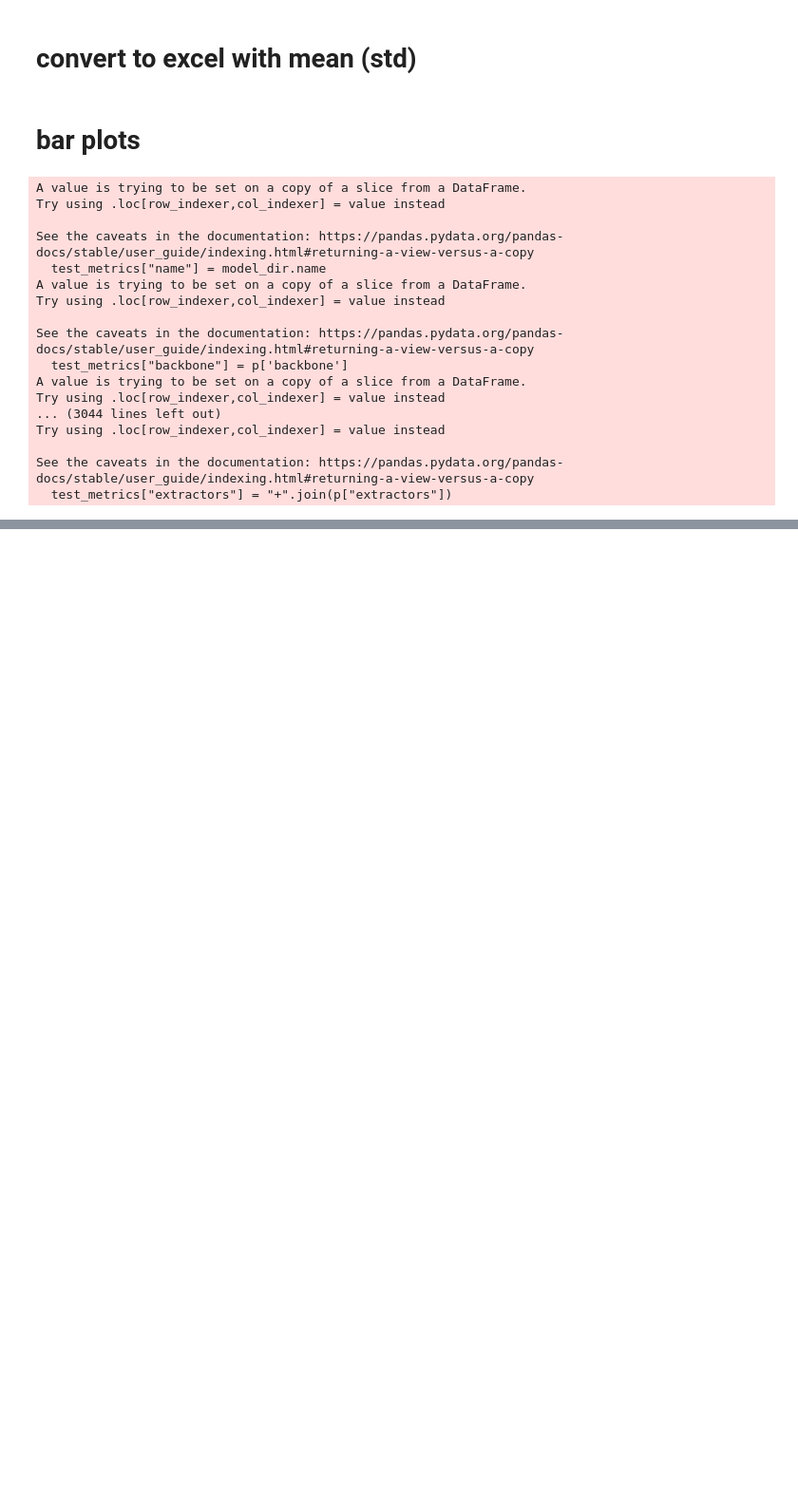
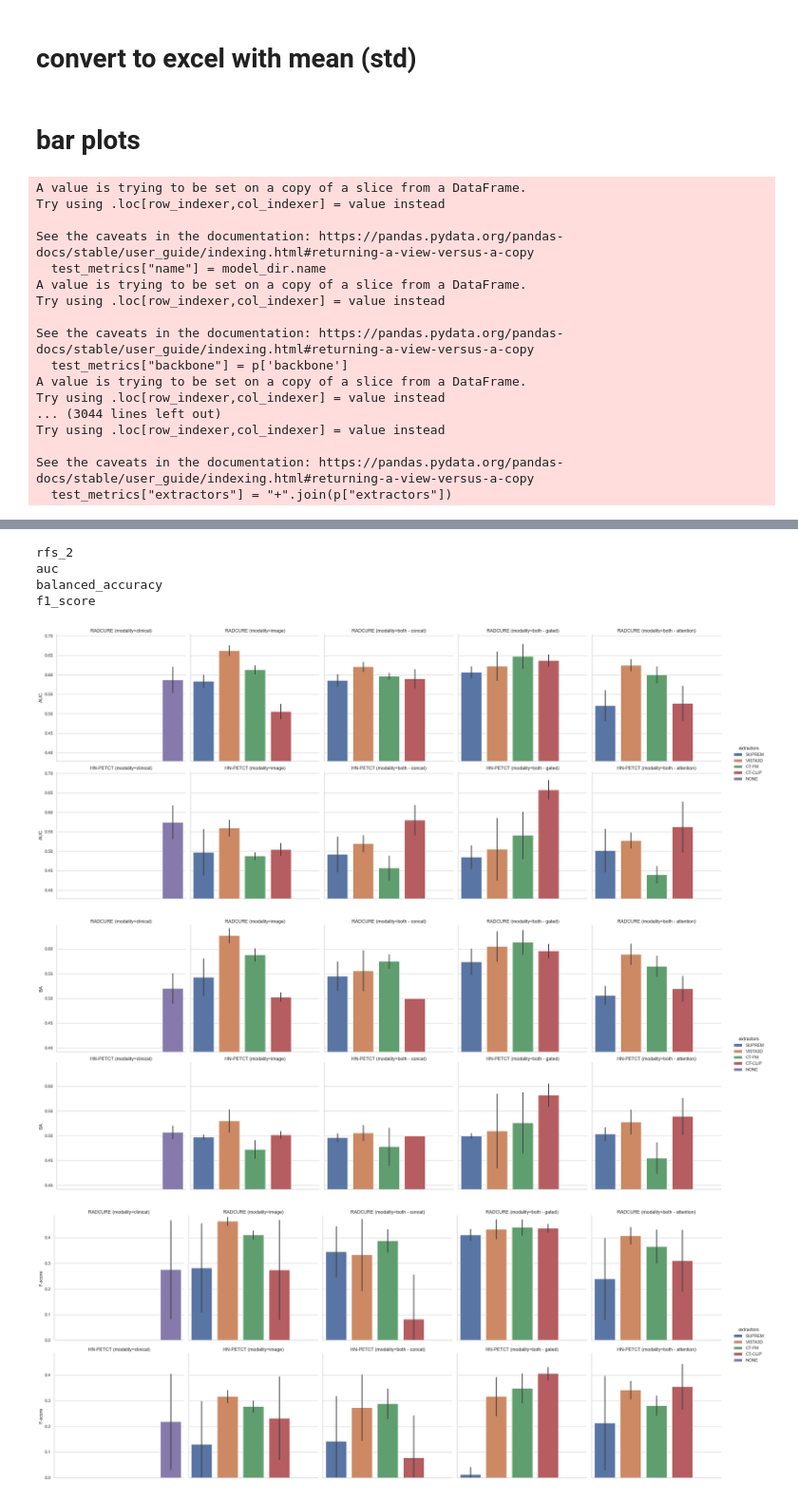
Before and after one commit to bguetarni/3DCT-VFM-benchmark, a Jupyter notebook: aiihc2026.ipynb, the cells around one changed output, grey strips where cells are left out. Shown at 95% size. Saved outputs shown, nothing was run; the diff lists cells and outputs as text; code cells hidden in the pictures; blank space fills up the shorter version.

```diff
--- a/aiihc2026.ipynb
+++ b/aiihc2026.ipynb
@@ -364,0 +380,71 @@ for task in ["rfs_2"]:
+# %%
+import seaborn as sns
+import matplotlib.pyplot as plt
+import pandas
+
+def modality_combine(mod, agg):
+    if mod in ["clinical", "image"]:
+        return mod
+    else:
+        return f"{mod} - {agg}"
+
+df = pandas.DataFrame(data)
+df = df[df["dataset"].isin(["radcure", "headneckpetct"])]
+df = df[df["pretraining"] == "cox+protonet"]
+
+row_rename = {"radcure": "RADCURE", "headneckpetct": "HN-PETCT"}
+df["dataset"] = df["dataset"].map(row_rename)
+df["extractors"] = df["extractors"].map(lambda i: i.upper())
+
+
+df['modality'] = [modality_combine(a, b) for a, b in zip(df['modality'], df['backbone'])]
+
+metrics_map = {"auc": "AUC", "balanced_accuracy": "BA", "f1_score": "F-score"}
+
+sns.set_theme(style="whitegrid")
+
+# for task in df["task"].unique():
+for task in ["rfs_2"]:
+    print(task)
+    for metric in ["auc", "balanced_accuracy", "f1_score"]:
+        print(metric)
+
+        dff = df[(df["metric"] == metric) & (df["task"] == task)]
+
+        # 2. Create the Plot
+        g = sns.catplot(
+            data=dff,
+            kind="bar",
+            x="extractors",
+            y="value",
+            hue="extractors",
+            row="dataset",
+            col="modality",
+            col_order=["clinical", "image", "both - concat", "both - gated", "both - attention"],
+            errorbar="sd",
+            legend=True,
+            row_order=["RADCURE", "HN-PETCT"],
+            sharex=True,
+        )
+
+        for ax in g.axes.flat:
+            ax.set_ylim(dff["value"].min(), dff["value"].max())
+
+        for ax in g.axes.flat:
+            ax.set_xticks([])
+
+        # 5. Final Formatting
+        g.set_axis_labels("", metrics_map[metric])
+        g.set_titles(template="{row_name} (modality={col_name})")
+        g.tight_layout()
+
+        plt.savefig(fr"C:\Users\bilel.guetarni\Desktop\workspace\SEQ-RT\tmp\modality-{task}-{metric}.pdf")
+        # plt.show()
+# %% [output]
+rfs_2
+auc
+balanced_accuracy
+f1_score
+[figure, added]
+[figure, added]
+[figure, added]
```
Also changed, not shown: parts of 5 cells of this notebook, 1 other file.
